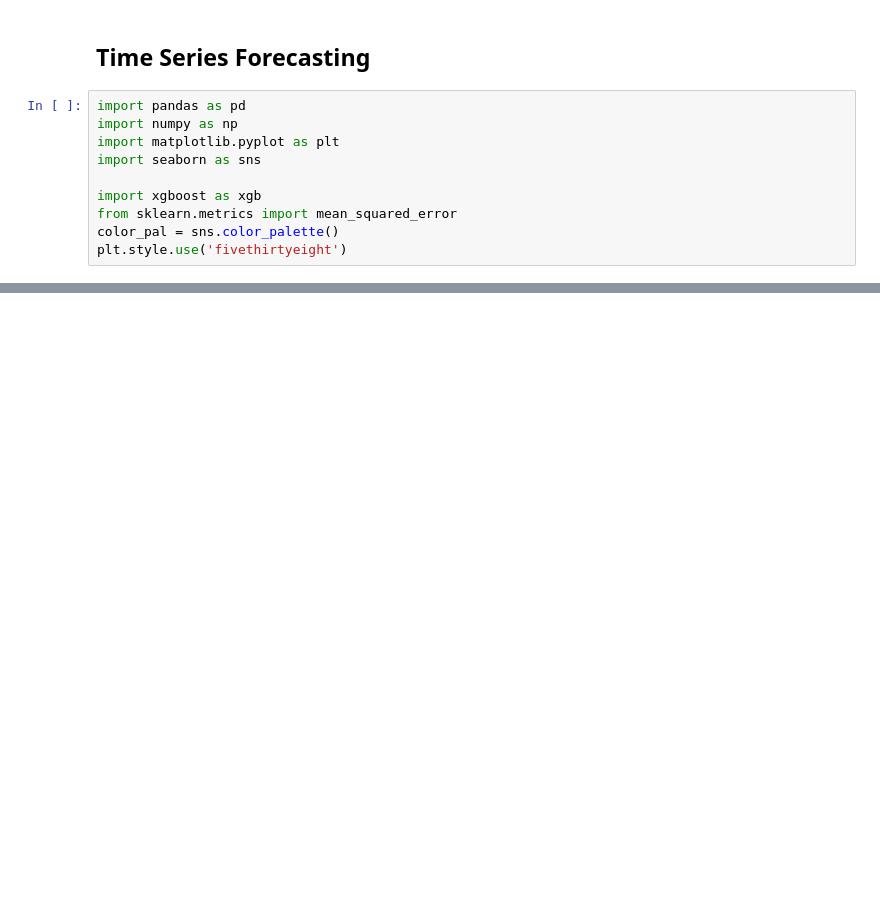
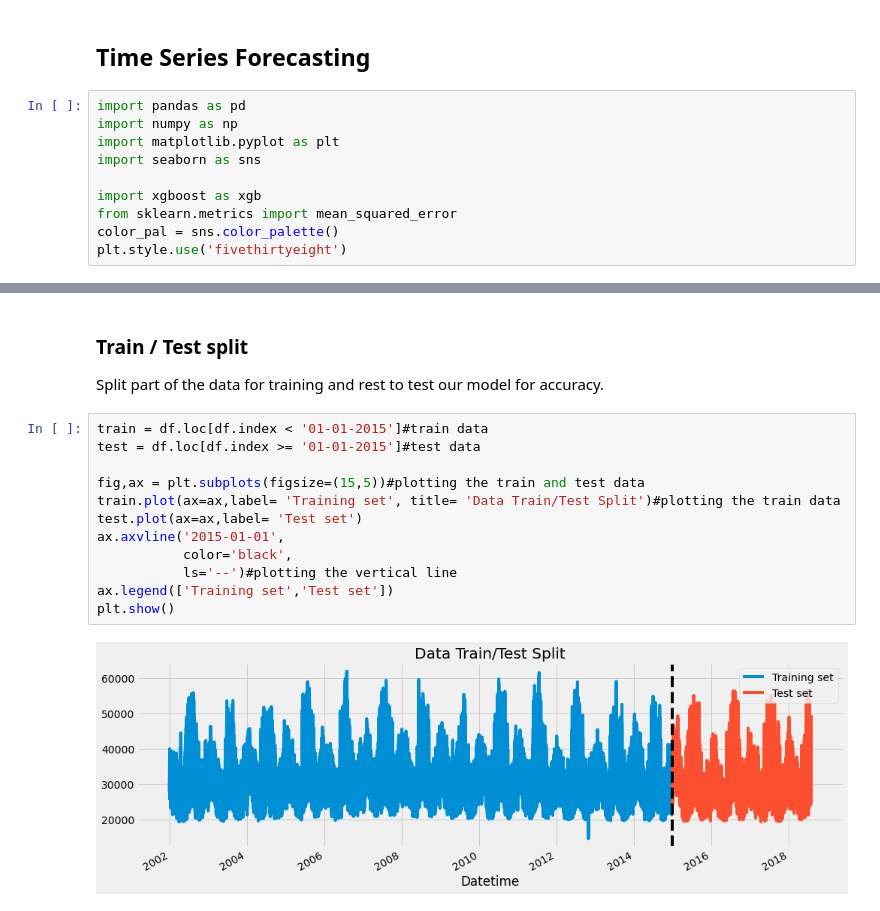
Before and after one commit to jonvis23/Time-Series-Forecasting-with-ML, a Jupyter notebook: Model.ipynb, the cells around one changed output, grey strips where cells are left out. Drawn from its saved outputs; the diff is of its cells as text; blank space fills up the shorter version.

```diff
--- a/Model.ipynb
+++ b/Model.ipynb
@@ -22,0 +40,17 @@ df.head()
+# %% [markdown]
+### Train / Test split
+Split part of the data for training and rest to test our model for accuracy.
+# %%
+train = df.loc[df.index < '01-01-2015']#train data
+test = df.loc[df.index >= '01-01-2015']#test data
+
+fig,ax = plt.subplots(figsize=(15,5))#plotting the train and test data
+train.plot(ax=ax,label= 'Training set', title= 'Data Train/Test Split')#plotting the train data
+test.plot(ax=ax,label= 'Test set')
+ax.axvline('2015-01-01',
+           color='black',
+           ls='--')#plotting the vertical line
+ax.legend(['Training set','Test set'])
+plt.show()
+# %% [output]
+[figure, added]
```
Also changed, not shown: parts of 10 cells of this notebook.
